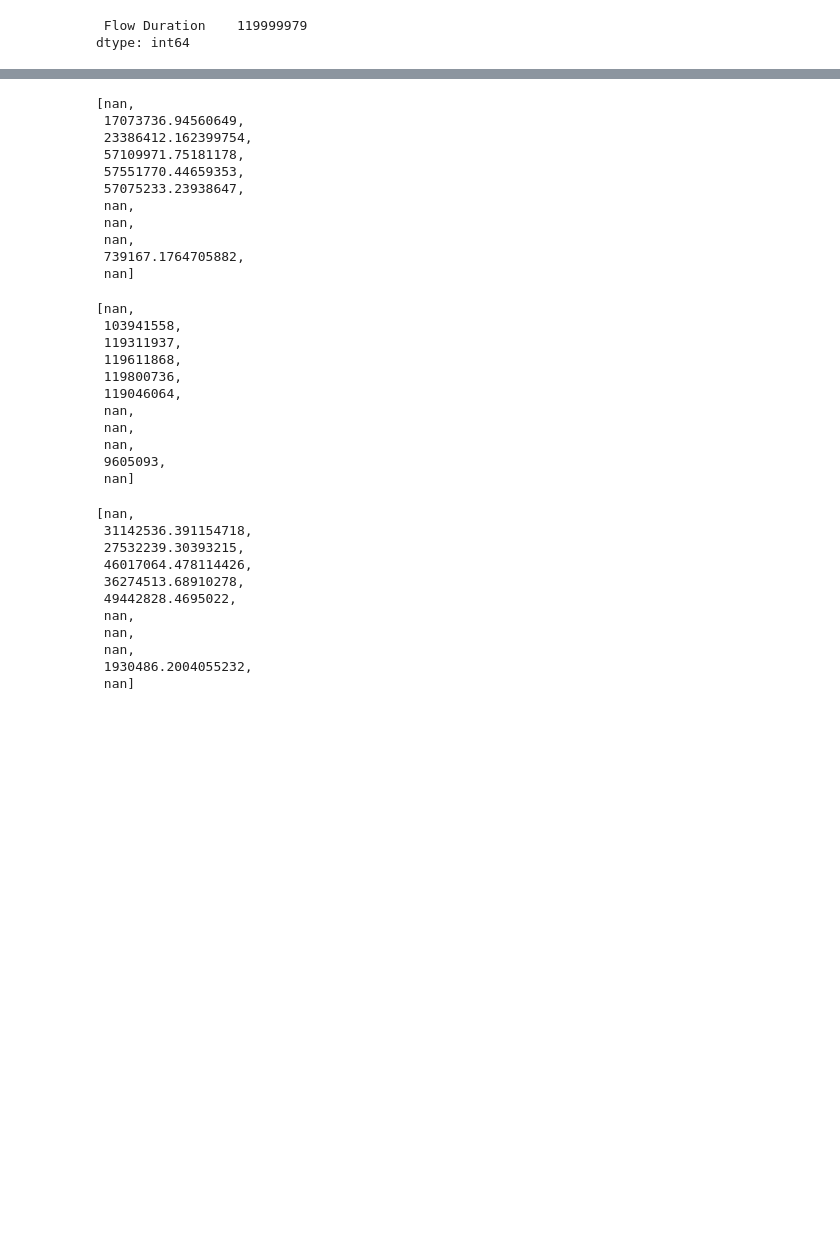
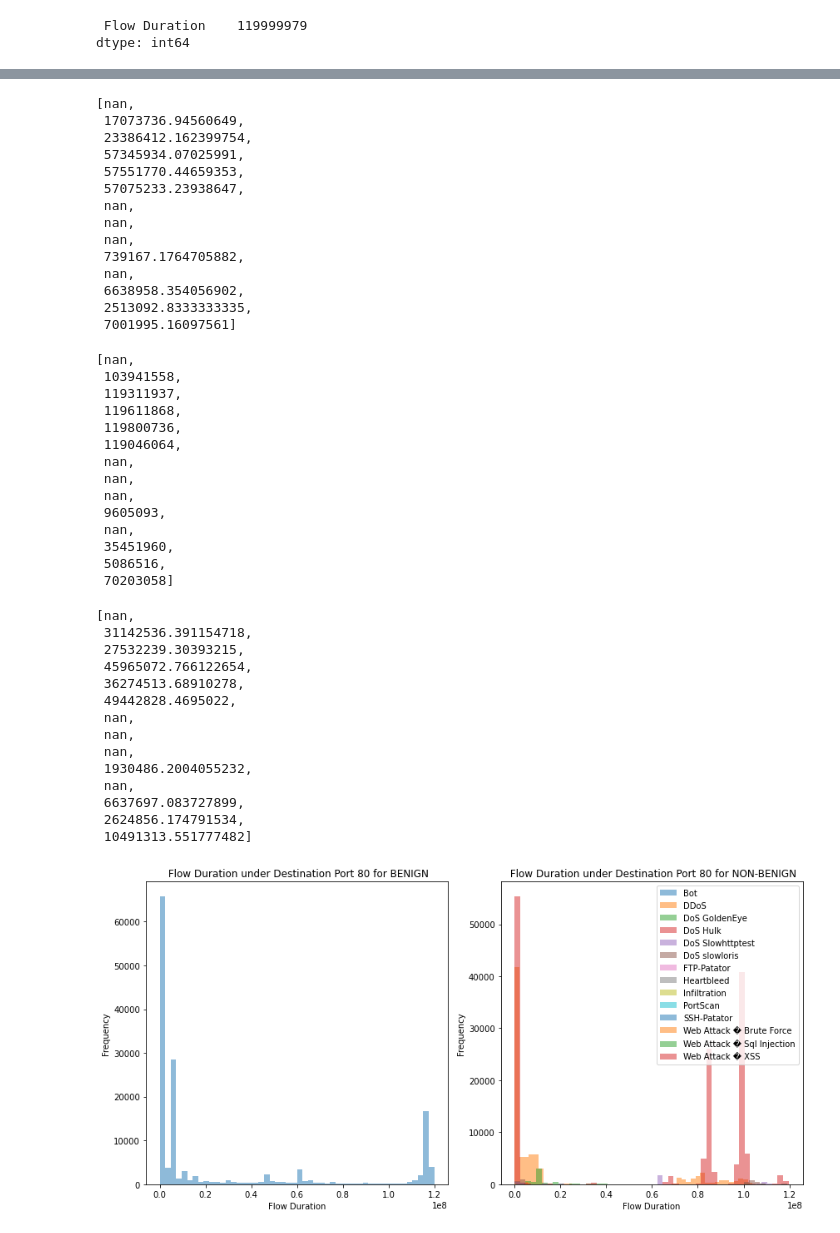
Before and after one commit to ndhananj/ITU-AI-ML-data-exploration, a Jupyter notebook: explore_data_with_domain_knowledge.ipynb, the cells around one changed output, grey strips where cells are left out. Drawn from its saved outputs; the diff is of its cells as text; code cells hidden in the pictures; blank space fills up the shorter version.

```diff
--- a/explore_data_with_domain_knowledge.ipynb
+++ b/explore_data_with_domain_knowledge.ipynb
@@ -119,23 +139,26 @@ p80fd.std()
 dtype: float64
 # %%
-ap80=dfs[1:]
-ap80fd = [df[df[' Destination Port'] == 80][' Flow Duration'] for df in np80]
+np80=dfs[1:]
+np80fd = [df[df[' Destination Port'] == 80][' Flow Duration'] for df in np80]
 # %%
-[df.mean() for df in ap80fd]
+[df.mean() for df in np80fd]
 # %% [output]
 [nan,
  17073736.94560649,
  23386412.162399754,
- 57109971.75181178,
+ 57345934.07025991,
  57551770.44659353,
  57075233.23938647,
  nan,
  nan,
  nan,
  739167.1764705882,
- nan]
+ nan,
+ 6638958.354056902,
+ 2513092.8333333335,
+ 7001995.16097561]
 # %%
-[df.max() for df in ap80fd]
+[df.max() for df in np80fd]
 # %% [output]
 [nan,
  103941558,
@@ -147,18 +170,50 @@ ap80fd = [df[df[' Destination Port'] == 80][' Flow Duration'] for df in np80]
  nan,
  nan,
  9605093,
- nan]
+ nan,
+ 35451960,
+ 5086516,
+ 70203058]
 # %%
-[df.std() for df in ap80fd]
+[df.std() for df in np80fd]
 # %% [output]
 [nan,
  31142536.391154718,
  27532239.30393215,
- 46017064.478114426,
+ 45965072.766122654,
  36274513.68910278,
  49442828.4695022,
  nan,
  nan,
  nan,
  1930486.2004055232,
- nan]
+ nan,
+ 6637697.083727899,
+ 2624856.174791534,
+ 10491313.551777482]
+# %%
+import matplotlib.pyplot as plt
+
+# Create the plot
+plt.figure(figsize=(12, 6))
+
+# Plotting for 'BENIGN'
+plt.subplot(1, 2, 1)
+plt.hist(p80fd[' Flow Duration'], bins=50, alpha=0.5, label='BENIGN')  # Note that p80fd is a DataFrame with one column
+plt.title(' Flow Duration under Destination Port 80 for BENIGN')
+plt.xlabel('Flow Duration')
+plt.ylabel('Frequency')
+
+# Plotting for non-'BENIGN'
+plt.subplot(1, 2, 2)
+for i, df in enumerate(np80fd):  # np80fd is a list of Series
+    plt.hist(df, bins=50, alpha=0.5, label=labels_per_group[i+1])  # assuming labels_per_group[0] is 'BENIGN'
+plt.title(' Flow Duration under Destination Port 80 for NON-BENIGN')
+plt.xlabel('Flow Duration')
+plt.ylabel('Frequency')
+
+plt.legend(loc='upper right')
+plt.tight_layout()
+plt.show()
+# %% [output]
+[figure, added]
```
Also changed, not shown: parts of 58 cells of this notebook.
